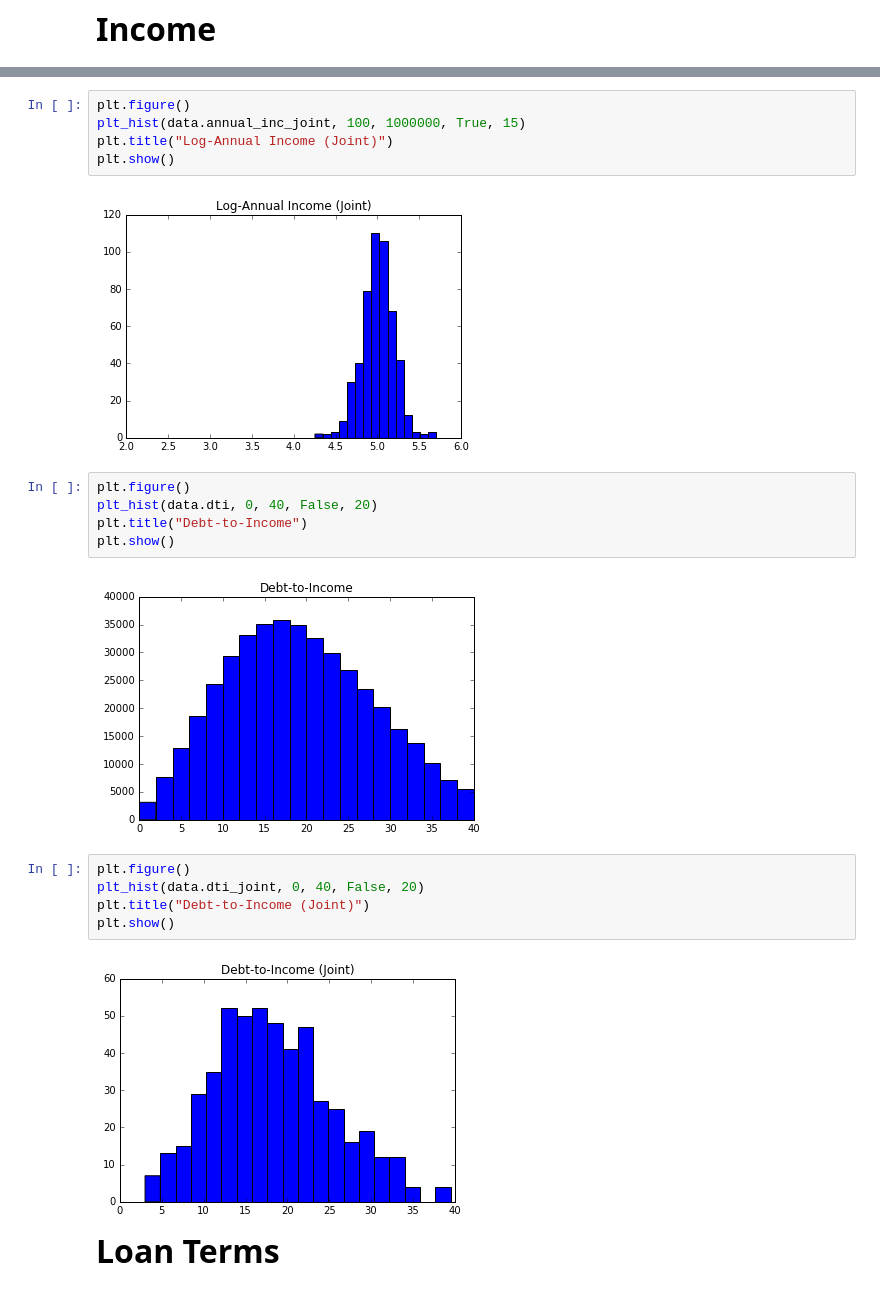
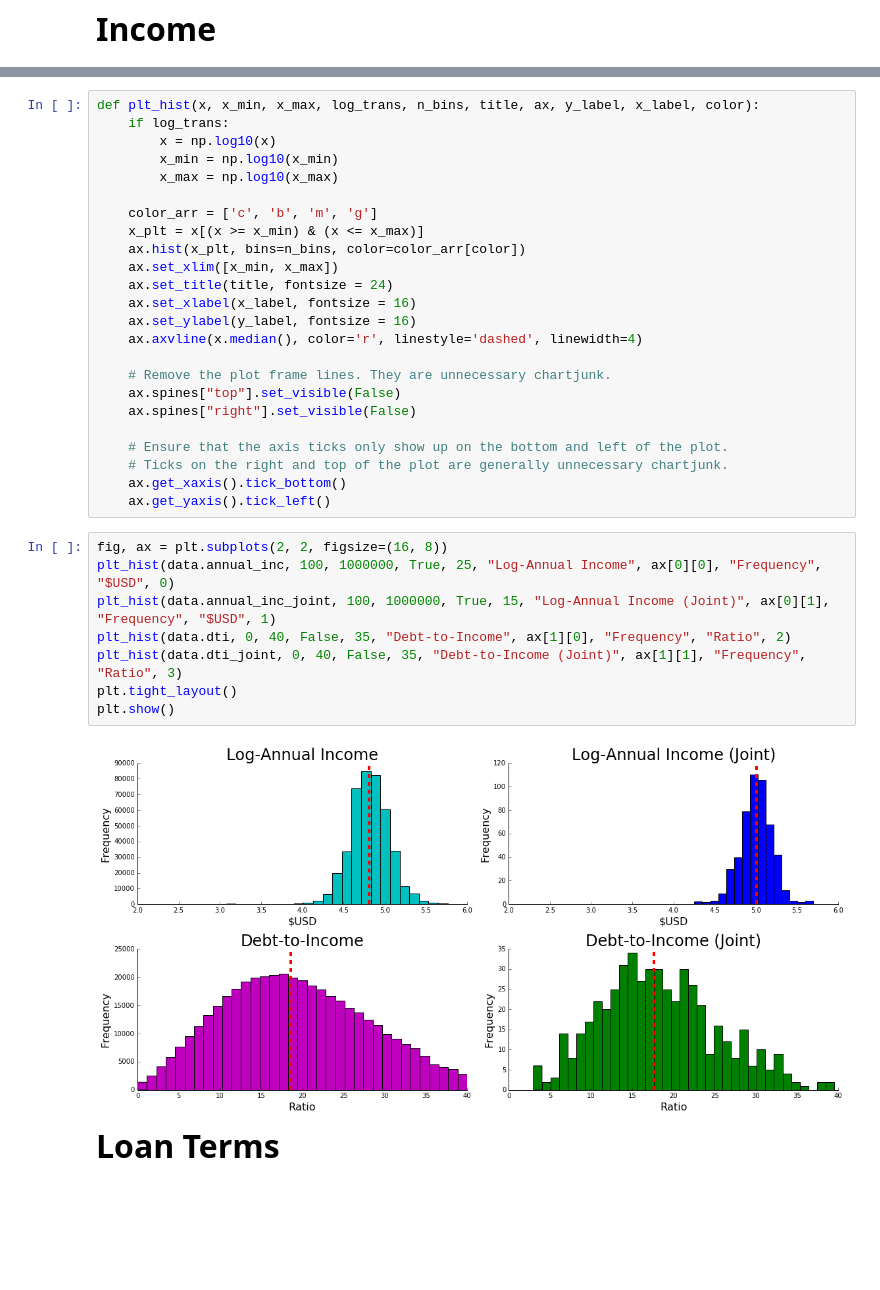
Before and after one commit to ankitagarwal/cs109a, a Jupyter notebook: brynclarke_CS109a_project.ipynb, the cells around one changed output, grey strips where cells are left out. Cells and saved outputs as stored; diff of their text form; blank space fills up the shorter version.

```diff
--- a/brynclarke_CS109a_project.ipynb
+++ b/brynclarke_CS109a_project.ipynb
@@ -235,23 +222,36 @@ plt.show()
-# %%
-plt.figure()
-plt_hist(data.annual_inc_joint, 100, 1000000, True, 15)
-plt.title("Log-Annual Income (Joint)")
-plt.show()
-# %% [output]
-[figure, removed]
-# %%
-plt.figure()
-plt_hist(data.dti, 0, 40, False, 20)
-plt.title("Debt-to-Income")
-plt.show()
-# %% [output]
-[figure, removed]
-# %%
-plt.figure()
-plt_hist(data.dti_joint, 0, 40, False, 20)
-plt.title("Debt-to-Income (Joint)")
-plt.show()
-# %% [output]
-[figure, removed]
+# %%
+def plt_hist(x, x_min, x_max, log_trans, n_bins, title, ax, y_label, x_label, color):
+    if log_trans:
+        x = np.log10(x)
+        x_min = np.log10(x_min)
+        x_max = np.log10(x_max)
+
+    color_arr = ['c', 'b', 'm', 'g']
+    x_plt = x[(x >= x_min) & (x <= x_max)]
+    ax.hist(x_plt, bins=n_bins, color=color_arr[color])
+    ax.set_xlim([x_min, x_max])
+    ax.set_title(title, fontsize = 24)
+    ax.set_xlabel(x_label, fontsize = 16)
+    ax.set_ylabel(y_label, fontsize = 16)
+    ax.axvline(x.median(), color='r', linestyle='dashed', linewidth=4)
+
+    # Remove the plot frame lines. They are unnecessary chartjunk.
+    ax.spines["top"].set_visible(False)
+    ax.spines["right"].set_visible(False)
+
+    # Ensure that the axis ticks only show up on the bottom and left of the plot.
+    # Ticks on the right and top of the plot are generally unnecessary chartjunk.
+    ax.get_xaxis().tick_bottom()
+    ax.get_yaxis().tick_left()
+# %%
+fig, ax = plt.subplots(2, 2, figsize=(16, 8))
+plt_hist(data.annual_inc, 100, 1000000, True, 25, "Log-Annual Income", ax[0][0], "Frequency", "$USD", 0)
+plt_hist(data.annual_inc_joint, 100, 1000000, True, 15, "Log-Annual Income (Joint)", ax[0][1], "Frequency", "$USD", 1)
+plt_hist(data.dti, 0, 40, False, 35, "Debt-to-Income", ax[1][0], "Frequency", "Ratio", 2)
+plt_hist(data.dti_joint, 0, 40, False, 35, "Debt-to-Income (Joint)", ax[1][1], "Frequency", "Ratio", 3)
+plt.tight_layout()
+plt.show()
+# %% [output]
+[figure, added]
 # %% [markdown]
 **<font size=6>Loan Terms</font>**
```
Also changed, not shown: parts of 122 cells of this notebook.
